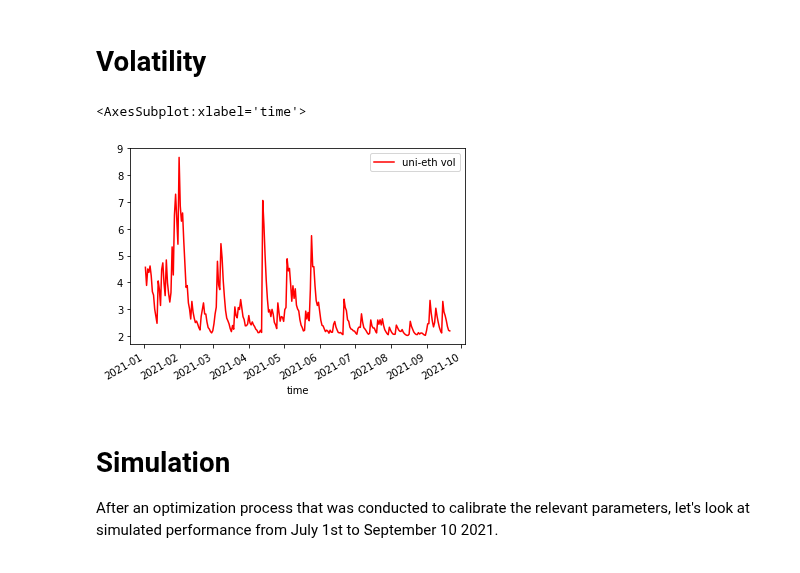
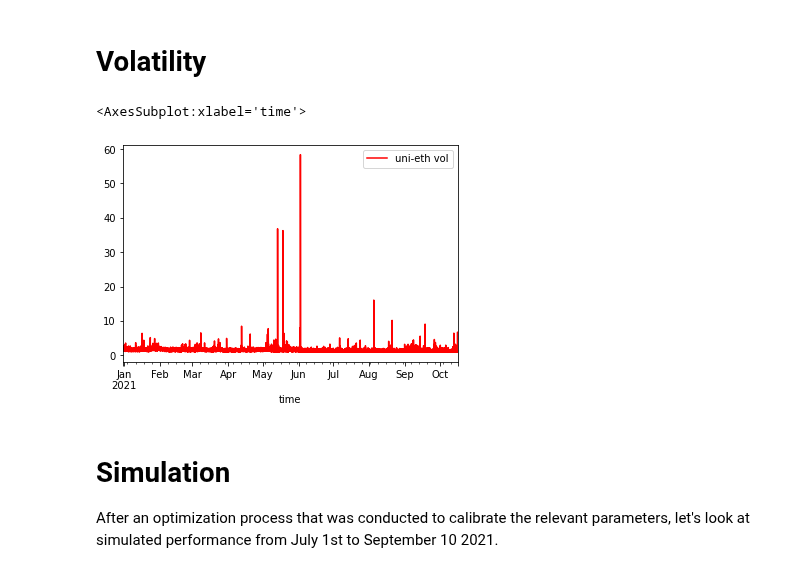
Before and after one commit to ricardgardella/active-strategy-framework, a Jupyter notebook: 3_Uniswap_Simulation.ipynb, the cells around one changed output. Cells and saved outputs as stored; diff of their text form; code cells hidden in the pictures.

```diff
--- a/3_Uniswap_Simulation.ipynb
+++ b/3_Uniswap_Simulation.ipynb
@@ -82,17 +82,19 @@ price_chart.plot(color='red')
 # %% [markdown]
 # Volatility
 # %%
-ar_model                 = arch.univariate.ARX(simulate_data_filtered['price_return'], lags=1,rescale=True)
+ar_data                  = ActiveStrategyFramework.aggregate_price_data(price_data,STRATEGY_FREQUENCY_MINUTES)[1:]
+
+ar_model                 = arch.univariate.ARX(ar_data.price_return, lags=1,rescale=True)
 ar_model.volatility      = arch.univariate.GARCH(p=1,q=1)
 res                      = ar_model.fit(update_freq=0, disp="off")
 
 volatility_df            = pd.DataFrame({'uni-eth vol': ((365)**.5)*res.conditional_volatility/(res.scale**.5)})
-volatility_df['time']    = simulate_data_filtered.index
+volatility_df['time']    = ar_data.index
 volatility_df            = volatility_df.set_index("time")
 volatility_df.plot(color='red')
 # %% [output]
 <AxesSubplot:xlabel='time'>
-[figure, old version]
+[figure, new version]
 # %% [markdown]
 # Simulation
 
```
Also changed, not shown: parts of 8 cells of this notebook, 1 other file.
